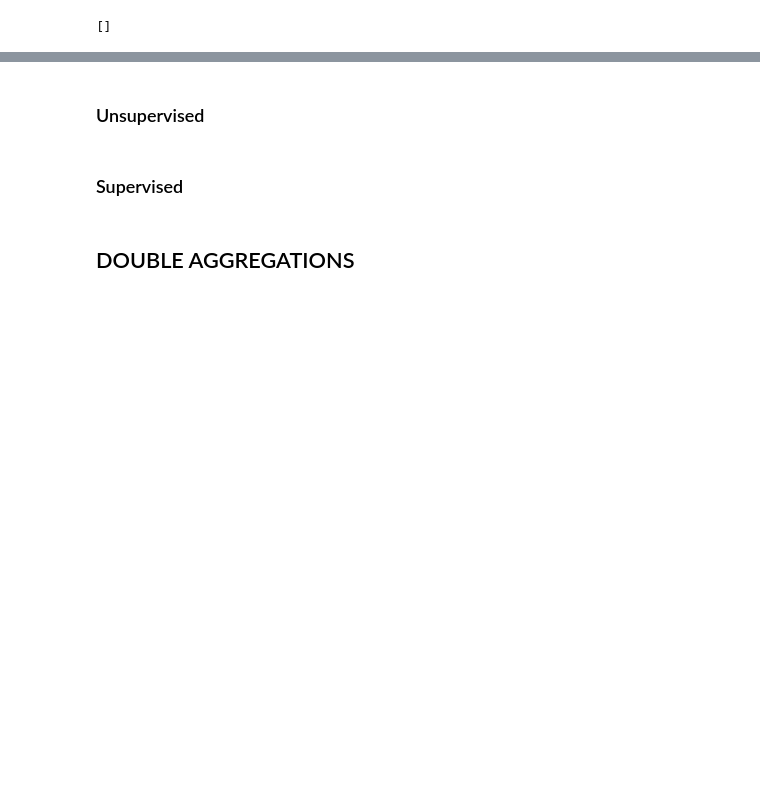
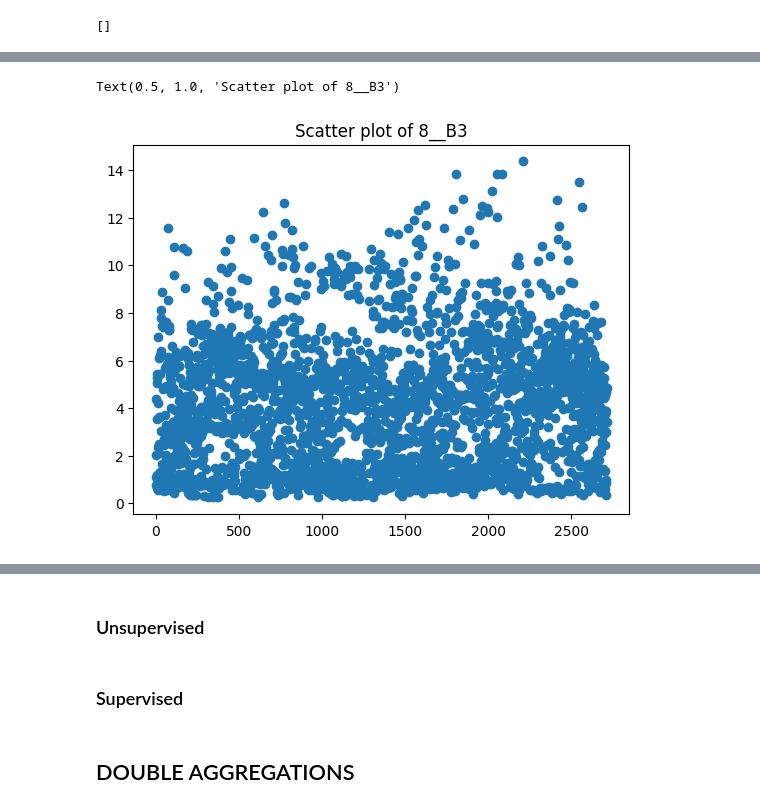
Before and after one commit to abhishek-kashyap-4/CTM, a Jupyter notebook: EDA/EDA.ipynb, the cells around one changed output, grey strips where cells are left out. Cells and saved outputs as stored; diff of their text form; code cells hidden in the pictures; blank space fills up the shorter version.

```diff
--- a/EDA/EDA.ipynb
+++ b/EDA/EDA.ipynb
@@ -107,0 +149,13 @@ EDA_Functions.bar_hist(pd.DataFrame(a) , col = 'null values')
+# %%
+# Single band scatter plot.
+# Mind the range ,  it is supposed to look uniform across x axis.
+time = 8
+band = 'B3'
+s = single(df3,time,band)
+plt.scatter(range(len(s)) , s)
+plt.title(f'Scatter plot of {time}__{band}')
+
+# Observation - CGDD values aren't as tight as time values , suggesting they aren't being computed correctly.
+# %% [output]
+Text(0.5, 1.0, 'Scatter plot of 8__B3')
+[figure, added]
```
Also changed, not shown: parts of 18 cells of this notebook, 15 other files.
